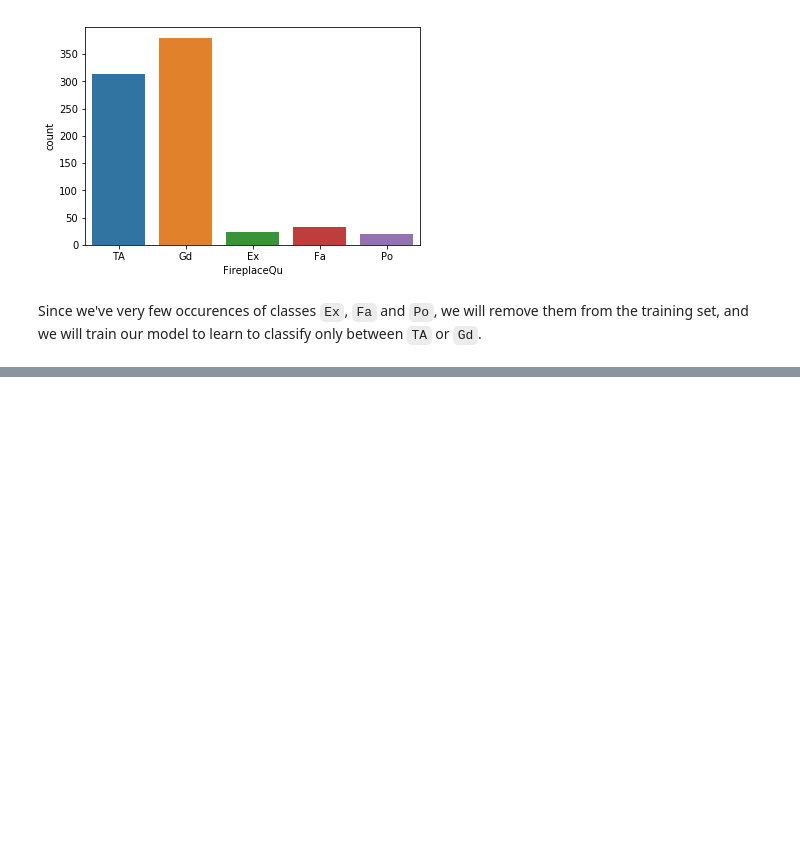
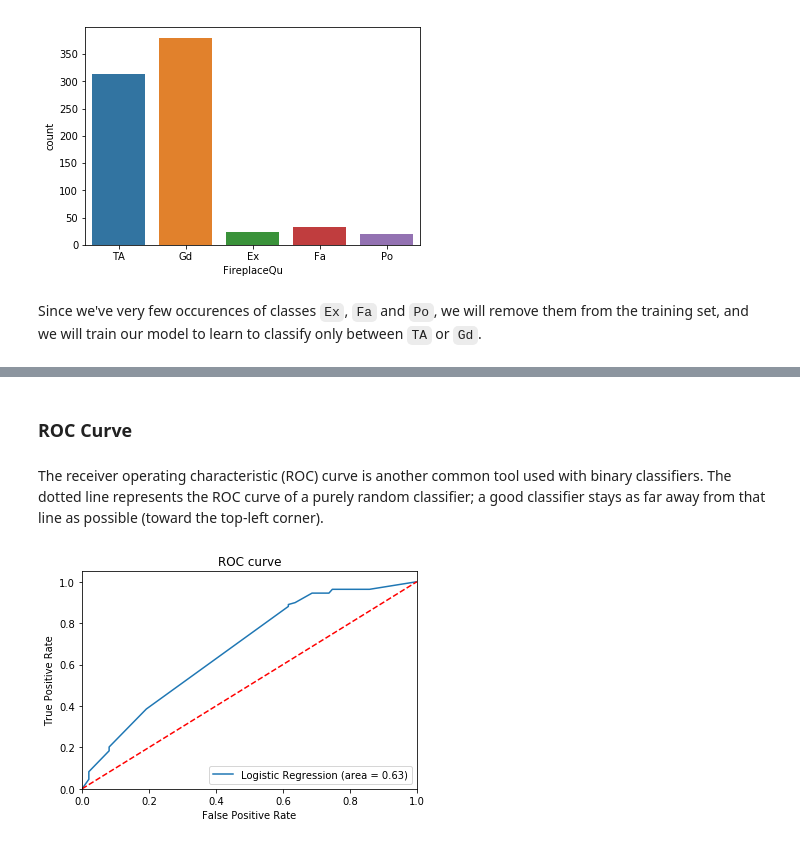
Before and after one commit to renero/uah, a Jupyter notebook: Logistic_regression.ipynb, the cells around one changed output, grey strips where cells are left out. Saved outputs shown, nothing was run; the diff lists cells and outputs as text; code cells hidden in the pictures; blank space fills up the shorter version.

Commit message:
Logit ready, though poor

```diff
--- a/Logistic_regression.ipynb
+++ b/Logistic_regression.ipynb
@@ -122,0 +163,7 @@ sns.countplot(x='FireplaceQu', data=data_encoded);
+# %%
+X = data_encoded.loc[:, list(data_encoded.loc[:, rfe.support_])]
+y = data_encoded.loc[:, target]
+
+logit_model=sm.Logit(y, X)
+result=logit_model.fit()
+print(result.summary2())
@@ -122,0 +194,10 @@ sns.countplot(x='FireplaceQu', data=data_encoded);
+# %%
+to_remove = ['RoofMatl_Metal','Exterior2nd_Brk Cmn',
+             'Exterior1st_MetalSd', 'SaleType_ConLw',
+             'Neighborhood_StoneBr', 'Neighborhood_Crawfor',
+             'LandContour_Bnk', 'SaleCondition_Normal']
+X.drop(to_remove, inplace=True, axis=1)
+
+logit_model=sm.Logit(y, X)
+result=logit_model.fit()
+print(result.summary2())
@@ -122,0 +236,13 @@ sns.countplot(x='FireplaceQu', data=data_encoded);
+# %%
+X_train, X_test, y_train, y_test = train_test_split(X, y,
+                                                    test_size=0.3,
+                                                    random_state=0)
+logreg = LogisticRegression(solver='lbfgs')
+logreg.fit(X_train, y_train)
+
+y_pred = logreg.predict(X_test)
+print('Accuracy on test: {:.2f}'.format(logreg.score(X_test, y_test)))
+cm = confusion_matrix(y_test, y_pred)
+print(cm)
+from sklearn.metrics import classification_report
+print(classification_report(y_test, y_pred))
@@ -122,0 +261,20 @@ sns.countplot(x='FireplaceQu', data=data_encoded);
+# %% [markdown]
+### ROC Curve
+# %% [markdown]
+The receiver operating characteristic (ROC) curve is another common tool used with binary classifiers. The dotted line represents the ROC curve of a purely random classifier; a good classifier stays as far away from that line as possible (toward the top-left corner).
+# %%
+logit_roc_auc = roc_auc_score(y_test, logreg.predict(X_test))
+fpr, tpr, thresholds = roc_curve(y_test, logreg.predict_proba(X_test)[:,1])
+plt.figure()
+plt.plot(fpr, tpr, label='Logistic Regression (area = %0.2f)' % logit_roc_auc)
+plt.plot([0, 1], [0, 1],'r--')
+plt.xlim([0.0, 1.0])
+plt.ylim([0.0, 1.05])
+plt.xlabel('False Positive Rate')
+plt.ylabel('True Positive Rate')
+plt.title('ROC curve')
+plt.legend(loc="lower right")
+plt.savefig('Log_ROC')
+plt.show()
+# %% [output]
+[figure, added]
```
Also changed, not shown: parts of 13 cells of this notebook, 1 other file.
